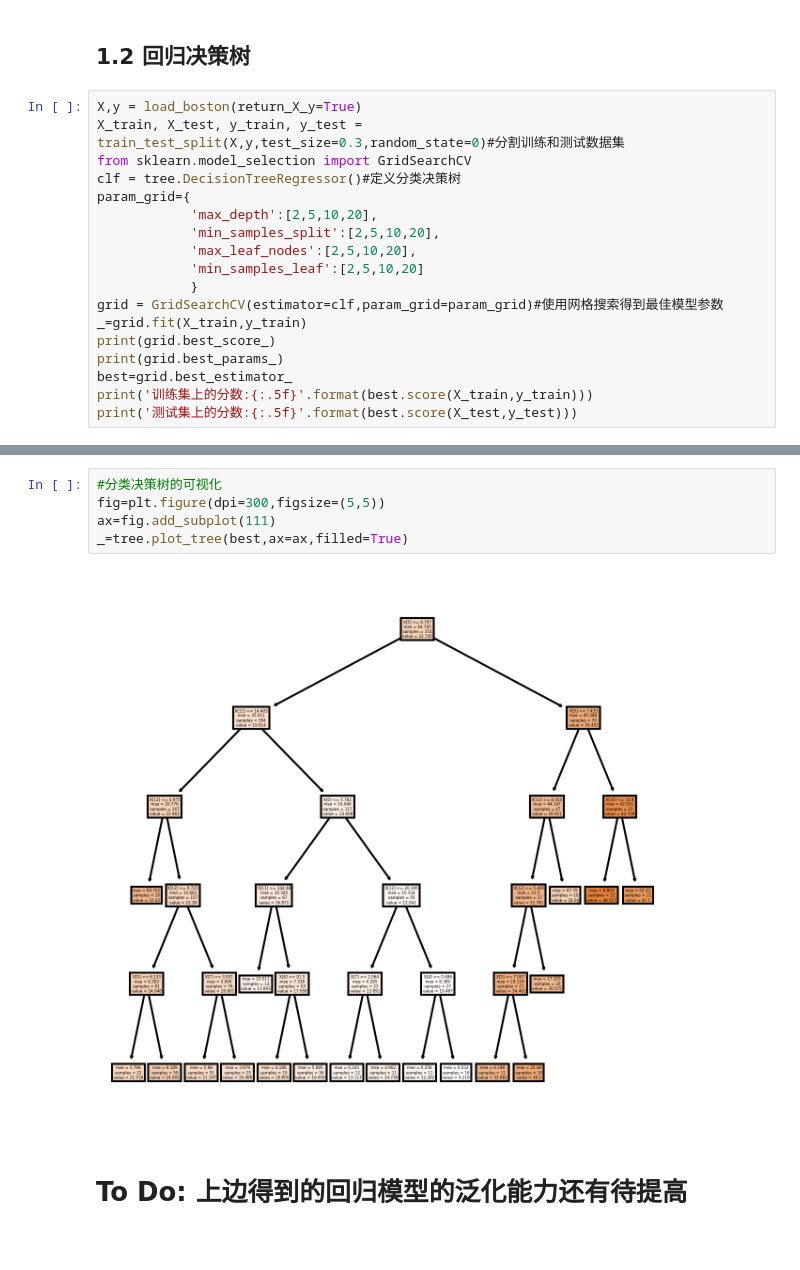
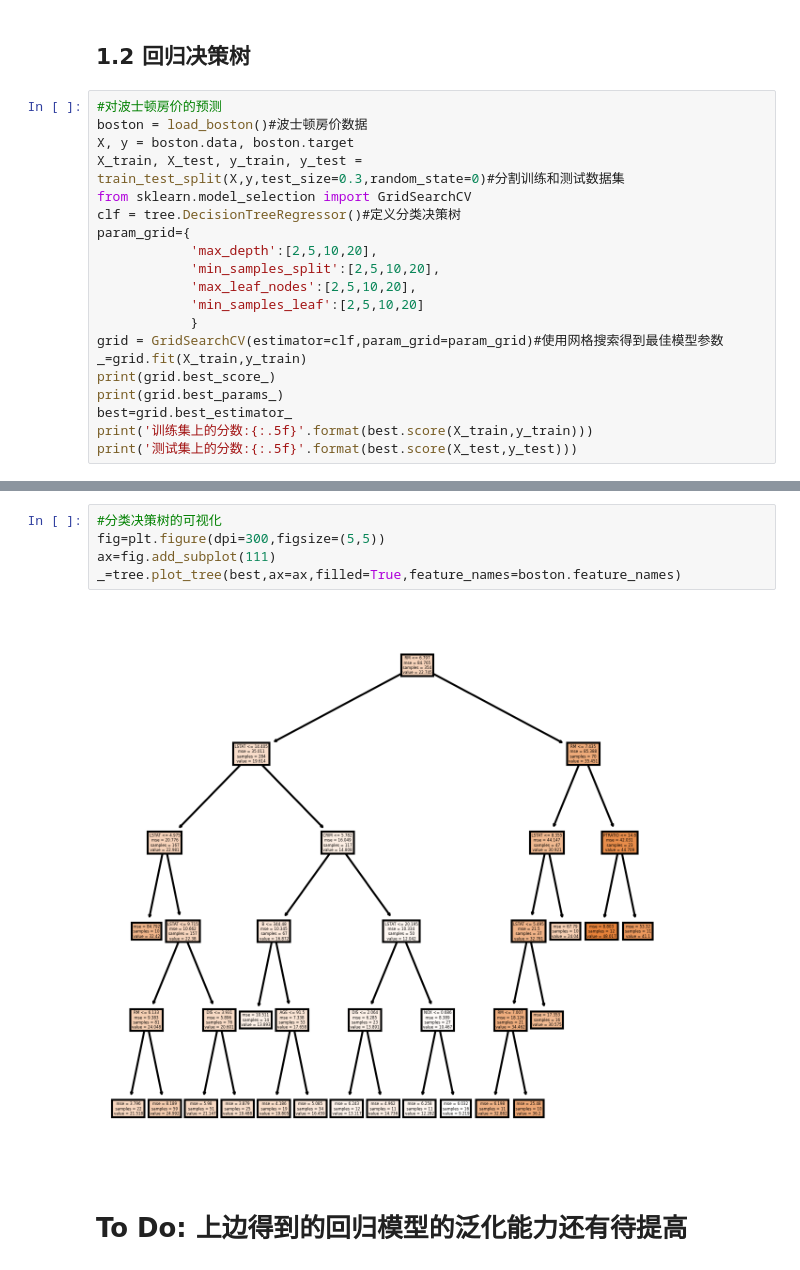
Before and after one commit to ZDKplayer/machine_learning, a Jupyter notebook: 统计学习方法/决策树.ipynb, the cells around one changed output, grey strips where cells are left out. Drawn from its saved outputs; the diff is of its cells as text.

```diff
--- a/统计学习方法/决策树.ipynb
+++ b/统计学习方法/决策树.ipynb
@@ -59,7 +59,9 @@ print(tree.export_text(clf))#使用字符展示分类决策树
 # %% [markdown]
 ## 1.2 回归决策树
 # %%
-X,y = load_boston(return_X_y=True)
+#对波士顿房价的预测
+boston = load_boston()#波士顿房价数据
+X, y = boston.data, boston.target
 X_train, X_test, y_train, y_test = train_test_split(X,y,test_size=0.3,random_state=0)#分割训练和测试数据集
 from sklearn.model_selection import GridSearchCV
 clf = tree.DecisionTreeRegressor()#定义分类决策树
@@ -84,9 +86,9 @@ print('测试集上的分数:{:.5f}'.format(best.score(X_test,y_test)))
 # %%
 #分类决策树的可视化
 fig=plt.figure(dpi=300,figsize=(5,5))
 ax=fig.add_subplot(111)
-_=tree.plot_tree(best,ax=ax,filled=True)
+_=tree.plot_tree(best,ax=ax,filled=True,feature_names=boston.feature_names)
 # %% [output]
-[figure, old version]
+[figure, new version]
 # %% [markdown]
 # **To Do: 上边得到的回归模型的泛化能力还有待提高**
```
Also changed, not shown: parts of 1 cell of this notebook.
